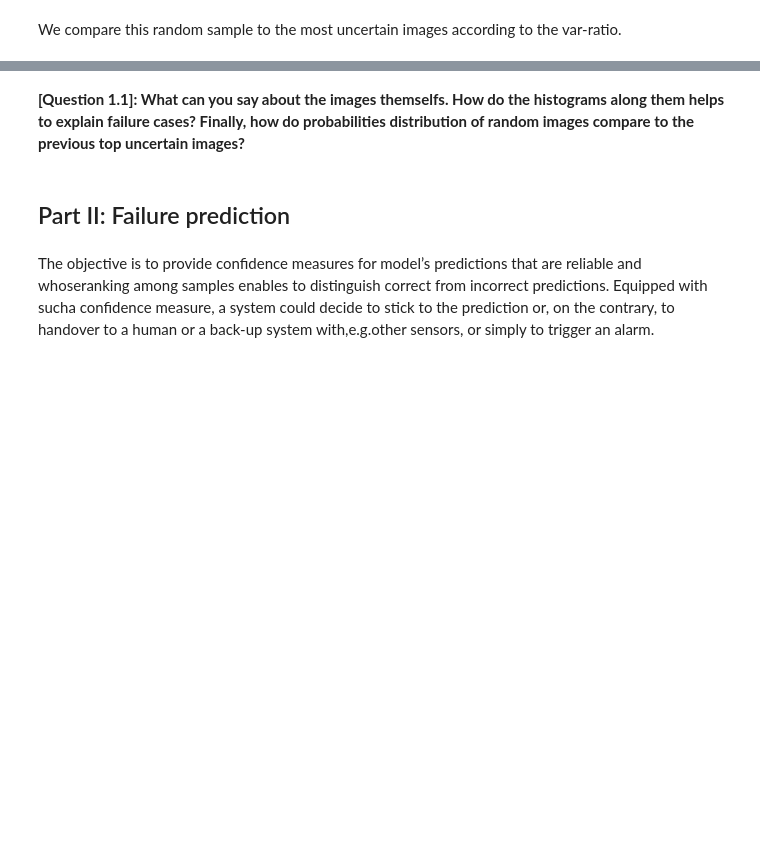
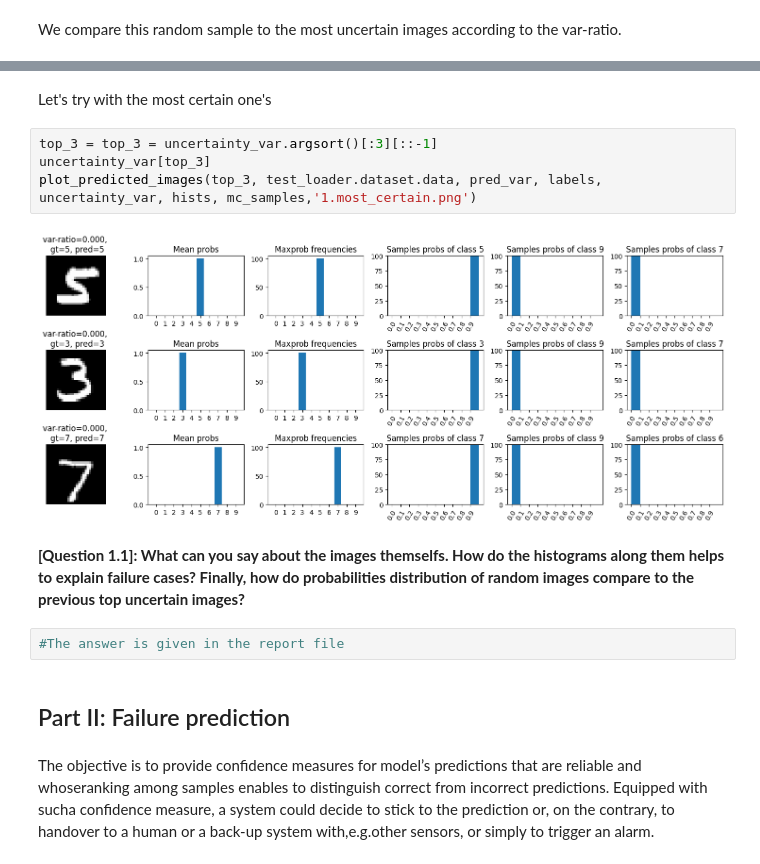
Before and after one commit to Benhaddad-sabrina/RDFIA, a Jupyter notebook: Part 3/BENHADDAD_BENSIDHOUM_3_c_Uncertainty_Applications.ipynb, the cells around one changed output, grey strips where cells are left out. Drawn from its saved outputs; the diff is of its cells as text; blank space fills up the shorter version.

```diff
--- a/Part 3/BENHADDAD_BENSIDHOUM 3_c_Uncertainty_Applications.ipynb
+++ b/Part 3/BENHADDAD_BENSIDHOUM_3_c_Uncertainty_Applications.ipynb
@@ -335,5 +380,15 @@ We compare this random sample to the most uncertain images according to the var-
+# %% [markdown]
+Let's try with the most certain one's
+# %%
+top_3 = top_3 = uncertainty_var.argsort()[:3][::-1]
+uncertainty_var[top_3]
+plot_predicted_images(top_3, test_loader.dataset.data, pred_var, labels, uncertainty_var, hists, mc_samples,'1.most_certain.png')
+# %% [output]
+[figure, added]
 # %% [markdown]
 **[Question 1.1]: What can you say about the images themselfs. How do the histograms along them helps to explain failure cases? Finally, how do probabilities distribution of random images compare to the previous top uncertain images?**
+# %%
+#The answer is given in the report file
 # %% [markdown]
 ## Part II: Failure prediction
 # %% [markdown]
```
Also changed, not shown: parts of 23 cells of this notebook, 1 other file.
